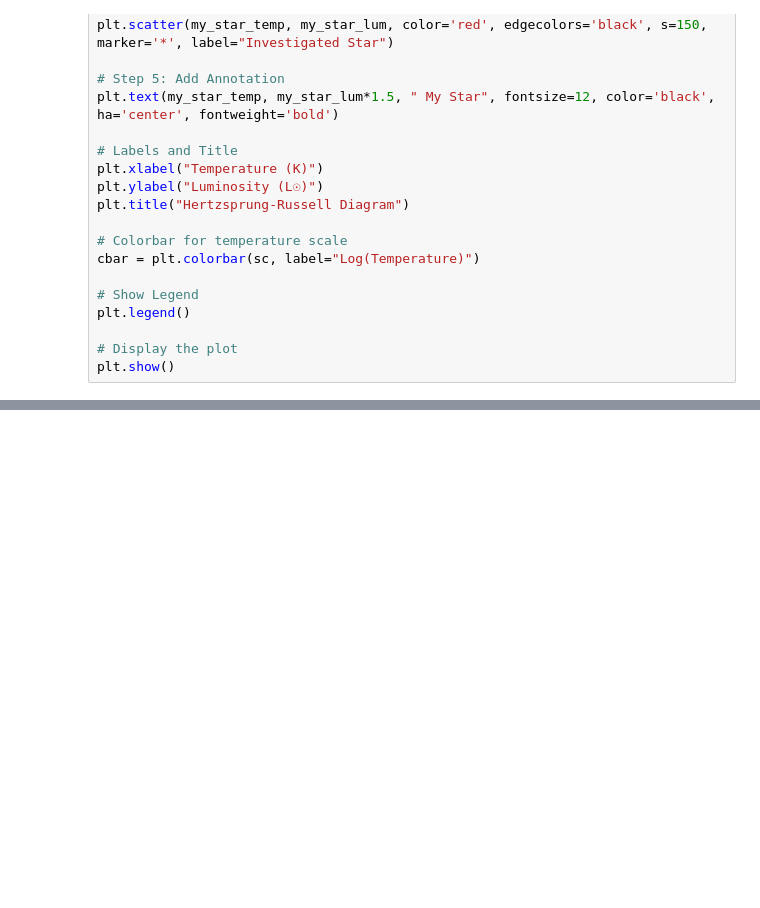
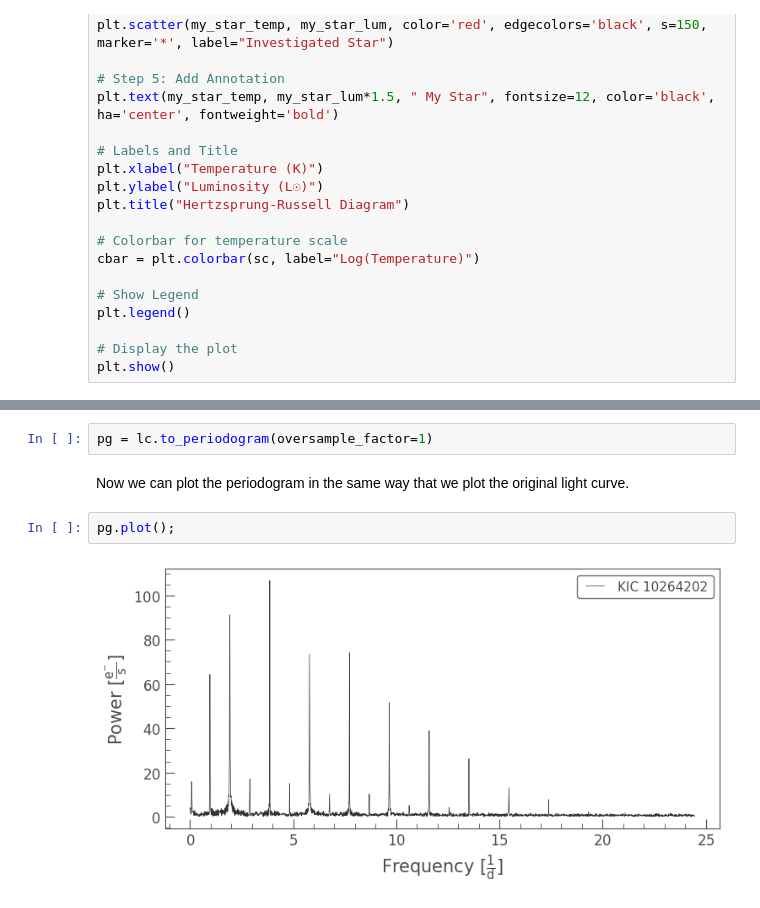
Before and after one commit to serhiikartashov/discovery-astronomic-objects, a Jupyter notebook: lightkurve-research.ipynb, the cells around one changed output, grey strips where cells are left out. Saved outputs shown, nothing was run; the diff lists cells and outputs as text; blank space fills up the shorter version.

```diff
--- a/lightkurve-research.ipynb
+++ b/lightkurve-research.ipynb
@@ -271,0 +280,8 @@ plt.show()
+# %%
+pg = lc.to_periodogram(oversample_factor=1)
+# %% [markdown]
+Now we can plot the periodogram in the same way that we plot the original light curve.
+# %%
+pg.plot();
+# %% [output]
+[figure, added]
```
Also changed, not shown: parts of 33 cells of this notebook.
